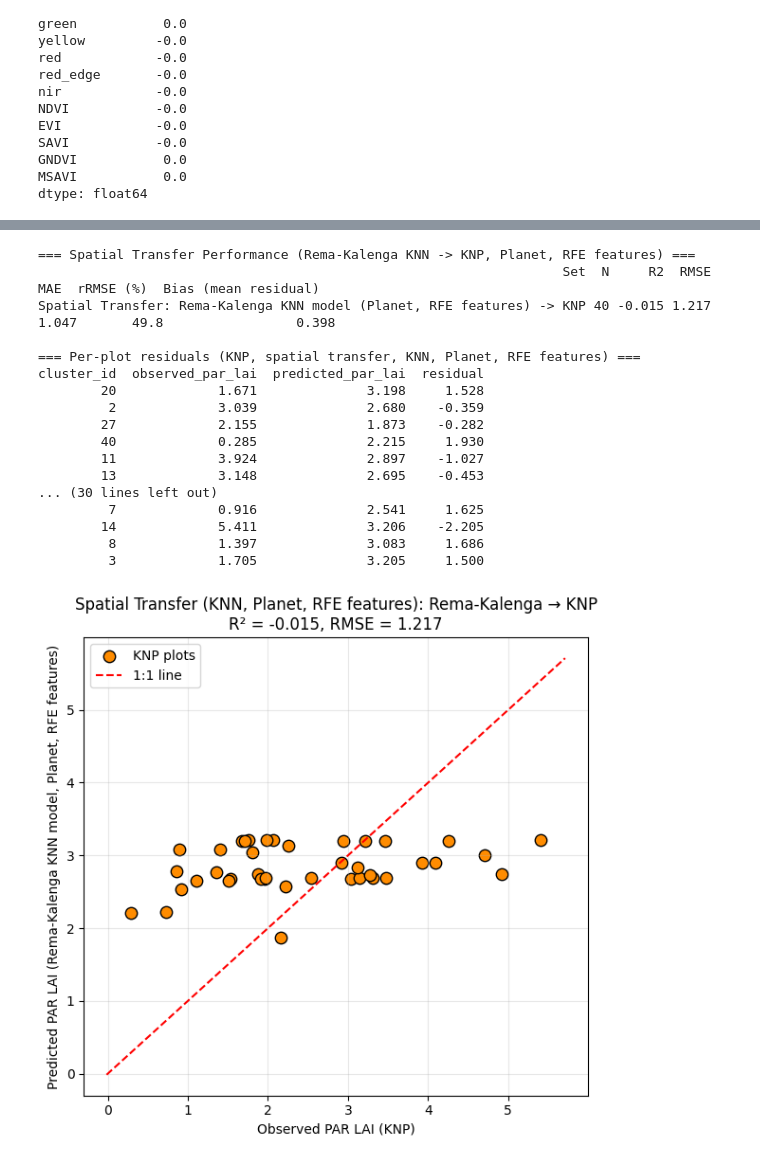
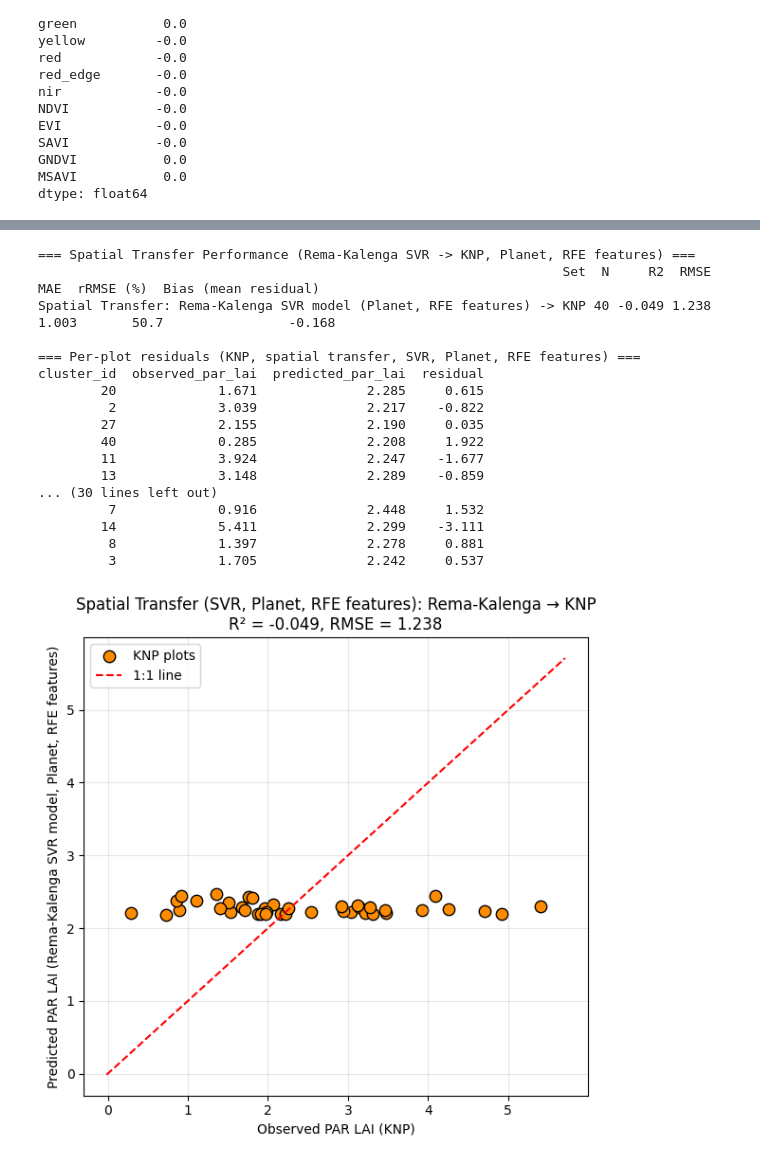
Before and after one commit to Mohammed777777777/KNP_LAI_GEE, a Jupyter notebook: Planet_Images_SVR.ipynb, the cells around one changed output, grey strips where cells are left out. Saved outputs shown, nothing was run; the diff lists cells and outputs as text; code cells hidden in the pictures.

```diff
--- a/Planet_Images_SVR.ipynb
+++ b/Planet_Images_SVR.ipynb
@@ -518,11 +523,12 @@ Top 5 KNN hyperparameter combinations by LOOCV RMSE (Planet):
 # ============================================================
 # EXTRACT BEST HYPERPARAMETERS
 # ============================================================
-best_params_knn = knn_results_df.iloc[0][knn_keys].to_dict()
-best_params_knn['n_neighbors'] = int(best_params_knn['n_neighbors'])
+best_params_svr = svr_results_df.iloc[0][svr_keys].to_dict()
+best_params_svr['C'] = float(best_params_svr['C'])
+best_params_svr['epsilon'] = float(best_params_svr['epsilon'])
 
-print('Best hyperparameters selected via LOOCV (KNN, Rema-Kalenga, Planet):')
-print(best_params_knn)
+print('Best hyperparameters selected via LOOCV (SVR, Rema-Kalenga, Planet):')
+print(best_params_svr)
 
 
 def compute_metrics(y_true, y_pred, label):
@@ -757,66 +767,66 @@ KNN has no native feature importance (instance-based, not weight-based).
 # %%
 # ============================================================
-# APPLY FROZEN KNN MODEL TO KNP (NO RETRAINING) — RFE-SELECTED FEATURES ONLY
+# APPLY FROZEN SVR MODEL TO KNP (NO RETRAINING) — RFE-SELECTED FEATURES ONLY
 # IMPORTANT: use the SAME scaler fit on Rema-Kalenga training data (RFE
 # features) — never refit the scaler on KNP data, or this stops being a true
 # naive transfer test.
 # ============================================================
-X_knp = df_knp[rfe_selected_features_knn]
+X_knp = df_knp[rfe_selected_features_svr]
 X_knp_scaled = pd.DataFrame(
-    scaler.transform(X_knp), columns=rfe_selected_features_knn, index=X_knp.index
+    scaler.transform(X_knp), columns=rfe_selected_features_svr, index=X_knp.index
 )
 y_knp_true = df_knp['par_lai']
 
-y_knp_pred_knn = final_knn_rema.predict(X_knp_scaled)
+y_knp_pred_svr = final_svr_rema.predict(X_knp_scaled)
 
-metrics_transfer_knp_knn = compute_metrics(
-    y_knp_true, y_knp_pred_knn, 'Spatial Transfer: Rema-Kalenga KNN model (Planet, RFE features) -> KNP'
+metrics_transfer_knp_svr = compute_metrics(
+    y_knp_true, y_knp_pred_svr, 'Spatial Transfer: Rema-Kalenga SVR model (Planet, RFE features) -> KNP'
 )
-transfer_metrics_df_knp_knn = pd.DataFrame([metrics_transfer_knp_knn])
+transfer_metrics_df_knp_svr = pd.DataFrame([metrics_transfer_knp_svr])
 
-print('=== Spatial Transfer Performance (Rema-Kalenga KNN -> KNP, Planet, RFE features) ===')
-print(transfer_metrics_df_knp_knn.to_string(index=False))
+print('=== Spatial Transfer Performance (Rema-Kalenga SVR -> KNP, Planet, RFE features) ===')
+print(transfer_metrics_df_knp_svr.to_string(index=False))
 print()
 
-transfer_residuals_df_knp_knn = pd.DataFrame({
+transfer_residuals_df_knp_svr = pd.DataFrame({
     'cluster_id': df_knp['cluster_id'],
     'observed_par_lai': y_knp_true.round(3),
-    'predicted_par_lai': y_knp_pred_knn.round(3),
-    'residual': (y_knp_pred_knn - y_knp_true).round(3)
+    'predicted_par_lai': y_knp_pred_svr.round(3),
+    'residual': (y_knp_pred_svr - y_knp_true).round(3)
 })
-print('=== Per-plot residuals (KNP, spatial transfer, KNN, Planet, RFE features) ===')
-print(transfer_residuals_df_knp_knn.to_string(index=False))
+print('=== Per-plot residuals (KNP, spatial transfer, SVR, Planet, RFE features) ===')
+print(transfer_residuals_df_knp_svr.to_string(index=False))
 print()
 
 plt.figure(figsize=(6, 6))
-plt.scatter(y_knp_true, y_knp_pred_knn, color='darkorange', edgecolor='black', s=80, label='KNP plots')
-lims = [min(y_knp_true.min(), y_knp_pred_knn.min()) - 0.3,
-        max(y_knp_true.max(), y_knp_pred_knn.max()) + 0.3]
-plt.plot(lims, lims, 'r--', label='1:1 line')
+plt.scatter(y_knp_true, y_knp_pred_svr, color='darkorange', edgecolor='black', s=80, label='KNP plots')
+lims = [min(y_knp_true.min(), y_knp_pred_svr.min()) - 0.3,
+        max(y_knp_true.max(), y_knp_pred_svr.max()) + 0.3]
+plt.plot(lims, lims, 'r--', label='1:1 line')s
 plt.xlabel('Observed PAR LAI (KNP)')
-plt.ylabel('Predicted PAR LAI (Rema-Kalenga KNN model, Planet, RFE features)')
-plt.title(f'Spatial Transfer (KNN, Planet, RFE features): Rema-Kalenga → KNP\n'
-          f'R² = {metrics_transfer_knp_knn["R2"]}, RMSE = {metrics_transfer_knp_knn["RMSE"]}')
+plt.ylabel('Predicted PAR LAI (Rema-Kalenga SVR model, Planet, RFE features)')
+plt.title(f'Spatial Transfer (SVR, Planet, RFE features): Rema-Kalenga → KNP\n'
+          f'R² = {metrics_transfer_knp_svr["R2"]}, RMSE = {metrics_transfer_knp_svr["RMSE"]}')
 plt.legend()
 plt.grid(alpha=0.3)
 plt.tight_layout()
 plt.show()
 # %% [output]
-=== Spatial Transfer Performance (Rema-Kalenga KNN -> KNP, Planet, RFE features) ===
+=== Spatial Transfer Performance (Rema-Kalenga SVR -> KNP, Planet, RFE features) ===
                                                                    Set  N     R2  RMSE   MAE  rRMSE (%)  Bias (mean residual)
-Spatial Transfer: Rema-Kalenga KNN model (Planet, RFE features) -> KNP 40 -0.015 1.217 1.047       49.8                 0.398
+Spatial Transfer: Rema-Kalenga SVR model (Planet, RFE features) -> KNP 40 -0.049 1.238 1.003       50.7                -0.168
 
-=== Per-plot residuals (KNP, spatial transfer, KNN, Planet, RFE features) ===
+=== Per-plot residuals (KNP, spatial transfer, SVR, Planet, RFE features) ===
 cluster_id  observed_par_lai  predicted_par_lai  residual
-        20             1.671              3.198     1.528
-         2             3.039              2.680    -0.359
-        27             2.155              1.873    -0.282
-        40             0.285              2.215     1.930
-        11             3.924              2.897    -1.027
-        13             3.148              2.695    -0.453
+        20             1.671              2.285     0.615
+         2             3.039              2.217    -0.822
+        27             2.155              2.190     0.035
+        40             0.285              2.208     1.922
+        11             3.924              2.247    -1.677
+        13             3.148              2.289    -0.859
 ... (30 lines left out)
-         7             0.916              2.541     1.625
-        14             5.411              3.206    -2.205
-         8             1.397              3.083     1.686
-         3             1.705              3.205     1.500
+         7             0.916              2.448     1.532
+        14             5.411              2.299    -3.111
+         8             1.397              2.278     0.881
+         3             1.705              2.242     0.537
-[figure, old version]
+[figure, new version]
```
Also changed, not shown: parts of 9 cells of this notebook, 2 other files.
